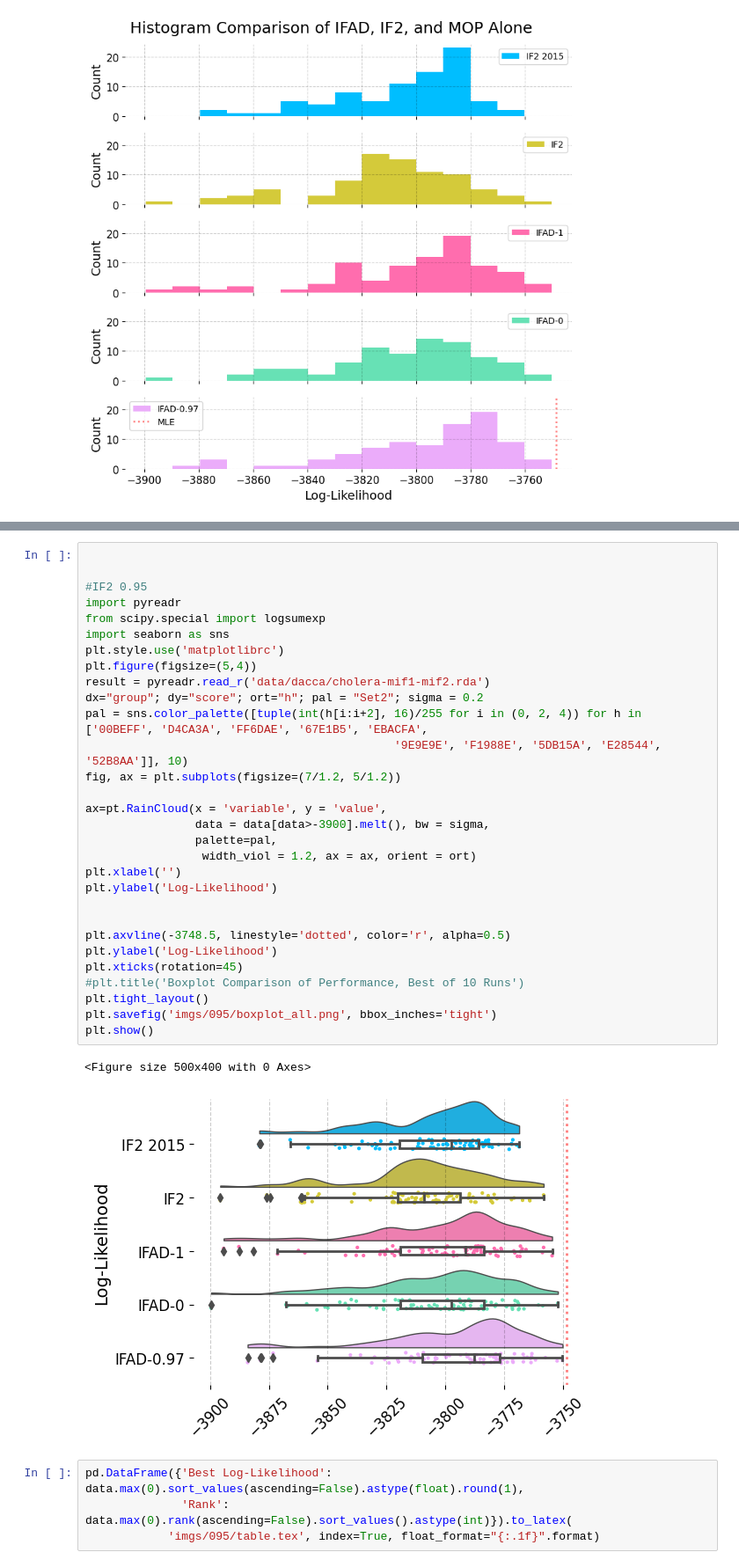
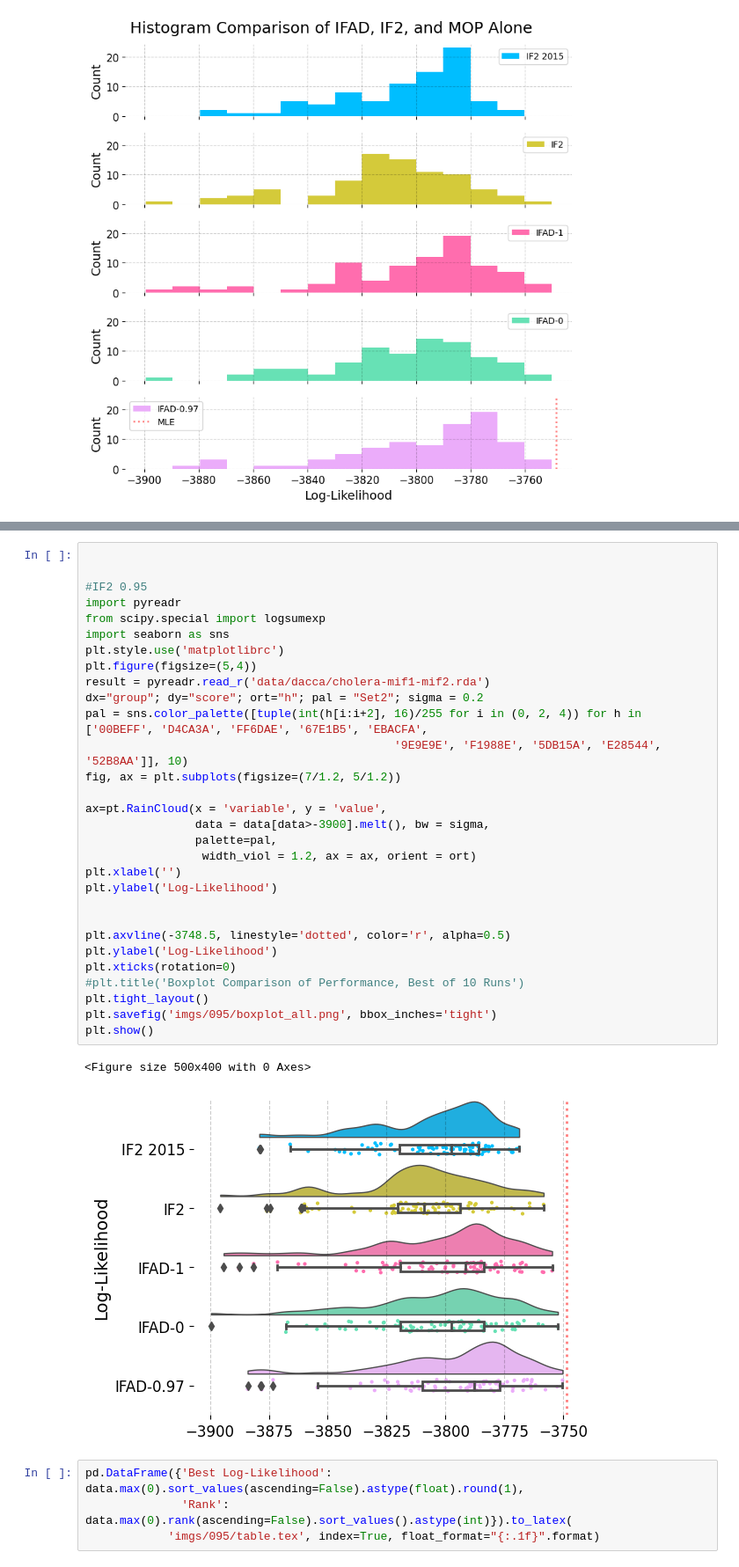
Before and after one commit to hetankevin/diffilter, a Jupyter notebook: cholera.ipynb, the cells around one changed output, grey strips where cells are left out. Shown at 88% size. Drawn from its saved outputs; the diff is of its cells as text.

```diff
--- a/cholera.ipynb
+++ b/cholera.ipynb
@@ -545,35 +545,35 @@ plt.show()
 
 
 #IF2 0.95
 import pyreadr
 from scipy.special import logsumexp
 import seaborn as sns
 plt.style.use('matplotlibrc')
 plt.figure(figsize=(5,4))
 result = pyreadr.read_r('data/dacca/cholera-mif1-mif2.rda')
 dx="group"; dy="score"; ort="h"; pal = "Set2"; sigma = 0.2
 pal = sns.color_palette([tuple(int(h[i:i+2], 16)/255 for i in (0, 2, 4)) for h in ['00BEFF', 'D4CA3A', 'FF6DAE', '67E1B5', 'EBACFA',
                                              '9E9E9E', 'F1988E', '5DB15A', 'E28544', '52B8AA']], 10)
 fig, ax = plt.subplots(figsize=(7/1.2, 5/1.2))
 
 ax=pt.RainCloud(x = 'variable', y = 'value',
                 data = data[data>-3900].melt(), bw = sigma,
                 palette=pal,
                  width_viol = 1.2, ax = ax, orient = ort)
 plt.xlabel('')
 plt.ylabel('Log-Likelihood')
 
 
 plt.axvline(-3748.5, linestyle='dotted', color='r', alpha=0.5)
 plt.ylabel('Log-Likelihood')
-plt.xticks(rotation=45)
+plt.xticks(rotation=0)
 #plt.title('Boxplot Comparison of Performance, Best of 10 Runs')
 plt.tight_layout()
 plt.savefig('imgs/095/boxplot_all.png', bbox_inches='tight')
 plt.show()
 # %% [output]
 <Figure size 500x400 with 0 Axes>
-[figure, old version]
+[figure, new version]
 # %%
 pd.DataFrame({'Best Log-Likelihood': data.max(0).sort_values(ascending=False).astype(float).round(1),
               'Rank': data.max(0).rank(ascending=False).sort_values().astype(int)}).to_latex(
```
Also changed, not shown: parts of 2 cells of this notebook, 4 other files.
